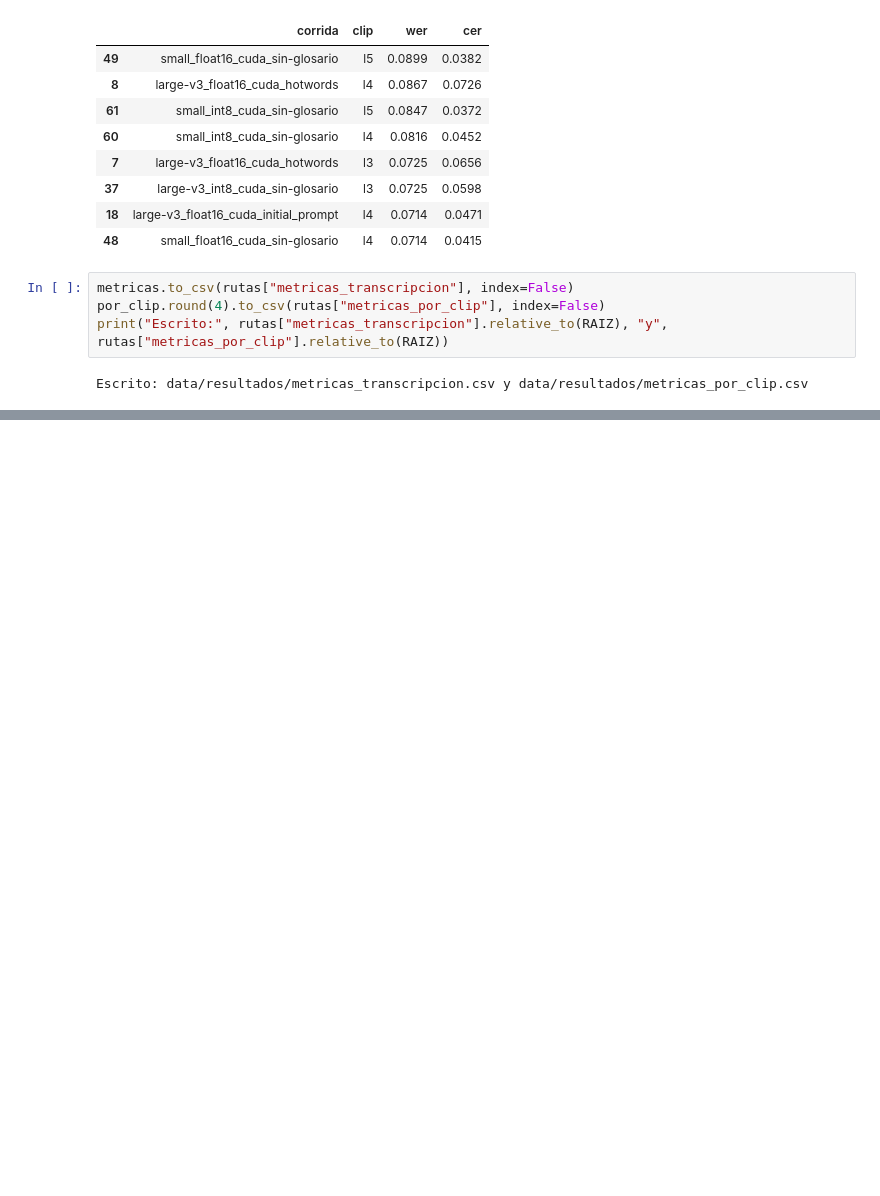
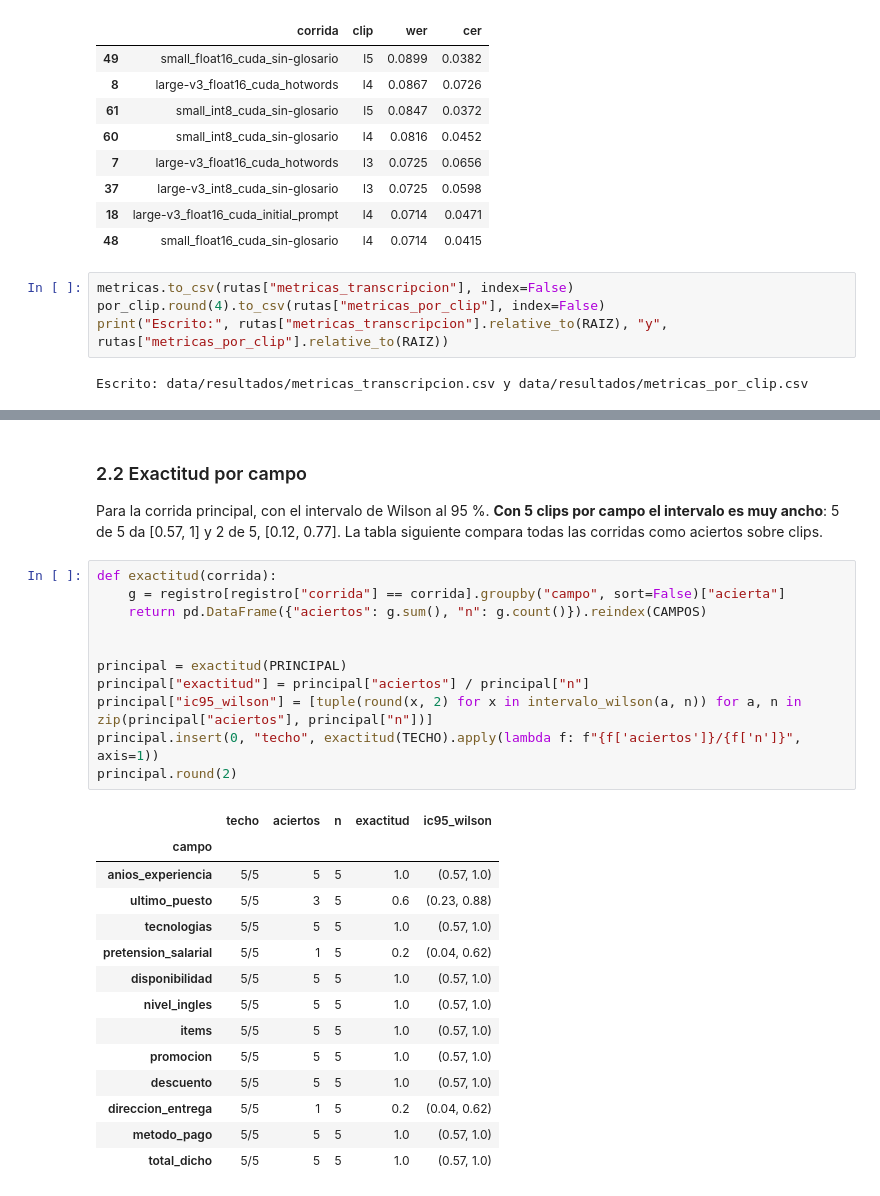
Before and after one commit to mmlis02/HW_05_202602, a Jupyter notebook: notebooks/06_resultados.ipynb, the cells around one changed output, grey strips where cells are left out. Saved outputs shown, nothing was run; the diff lists cells and outputs as text; blank space fills up the shorter version.

```diff
--- a/notebooks/06_resultados.ipynb
+++ b/notebooks/06_resultados.ipynb
@@ -297,0 +367,30 @@ Por campo y por método de extracción.
+# %% [markdown]
+### 2.2 Exactitud por campo
+
+Para la corrida principal, con el intervalo de Wilson al 95 %. **Con 5 clips por campo el intervalo es muy ancho**: 5 de 5 da [0.57, 1] y 2 de 5, [0.12, 0.77]. La tabla siguiente compara todas las corridas como aciertos sobre clips.
+# %%
+def exactitud(corrida):
+    g = registro[registro["corrida"] == corrida].groupby("campo", sort=False)["acierta"]
+    return pd.DataFrame({"aciertos": g.sum(), "n": g.count()}).reindex(CAMPOS)
+
+
+principal = exactitud(PRINCIPAL)
+principal["exactitud"] = principal["aciertos"] / principal["n"]
+principal["ic95_wilson"] = [tuple(round(x, 2) for x in intervalo_wilson(a, n)) for a, n in zip(principal["aciertos"], principal["n"])]
+principal.insert(0, "techo", exactitud(TECHO).apply(lambda f: f"{f['aciertos']}/{f['n']}", axis=1))
+principal.round(2)
+# %% [output]
+|  | techo | aciertos | n | exactitud | ic95_wilson |
+| campo |  |  |  |  |  |
+| anios_experiencia | 5/5 | 5 | 5 | 1.0 | (0.57, 1.0) |
+| ultimo_puesto | 5/5 | 3 | 5 | 0.6 | (0.23, 0.88) |
+| tecnologias | 5/5 | 5 | 5 | 1.0 | (0.57, 1.0) |
+| pretension_salarial | 5/5 | 1 | 5 | 0.2 | (0.04, 0.62) |
+| disponibilidad | 5/5 | 5 | 5 | 1.0 | (0.57, 1.0) |
+| nivel_ingles | 5/5 | 5 | 5 | 1.0 | (0.57, 1.0) |
+| items | 5/5 | 5 | 5 | 1.0 | (0.57, 1.0) |
+| promocion | 5/5 | 5 | 5 | 1.0 | (0.57, 1.0) |
+| descuento | 5/5 | 5 | 5 | 1.0 | (0.57, 1.0) |
+| direccion_entrega | 5/5 | 1 | 5 | 0.2 | (0.04, 0.62) |
+| metodo_pago | 5/5 | 5 | 5 | 1.0 | (0.57, 1.0) |
+| total_dicho | 5/5 | 5 | 5 | 1.0 | (0.57, 1.0) |
```
Also changed, not shown: parts of 38 cells of this notebook, 5 other files.
